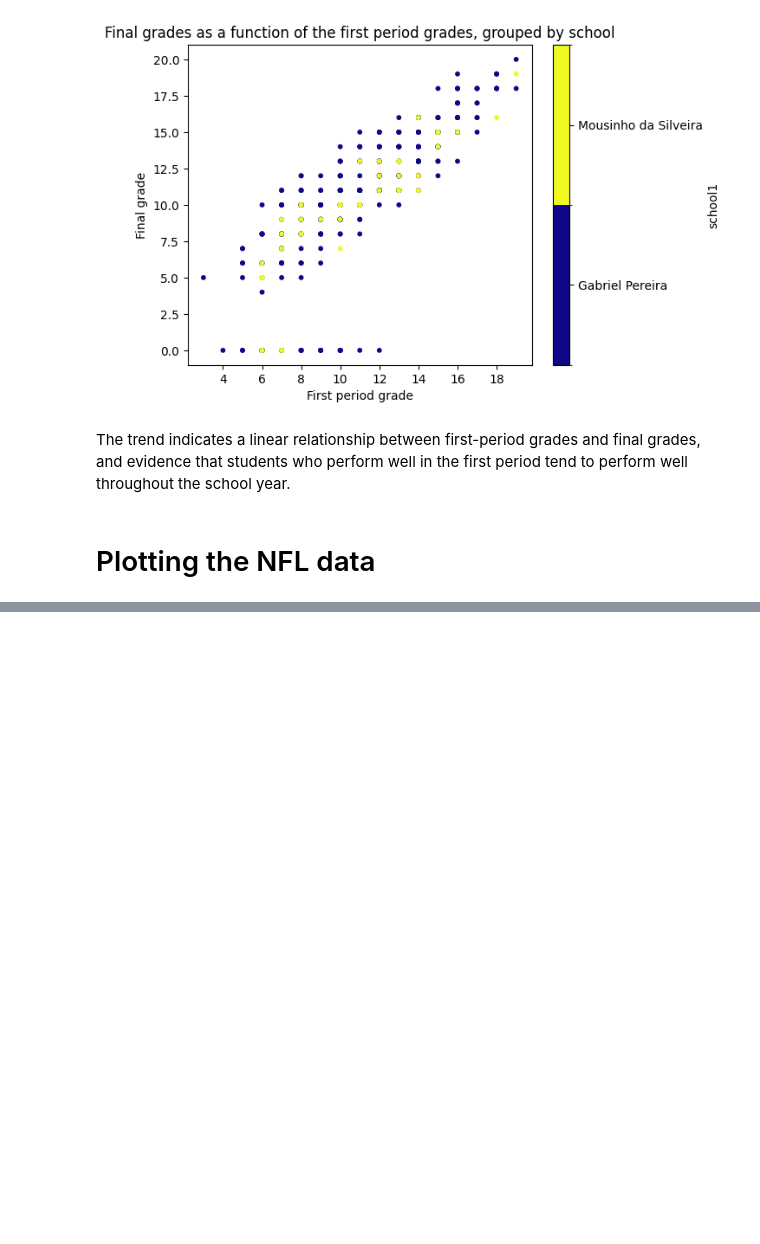
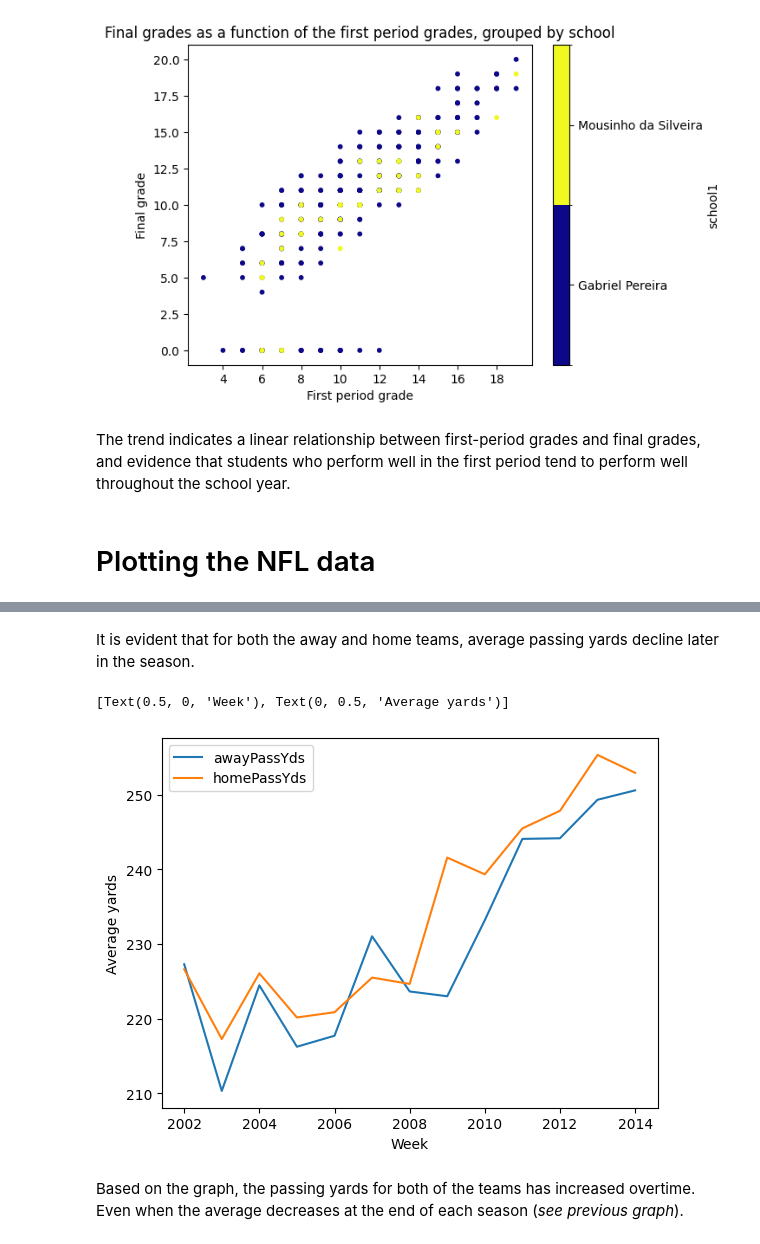
Before and after one commit to YefridC09/ST-554_Big_data_analysis, a Jupyter notebook: HW4_Yefrid_Cordoba.ipynb, the cells around one changed output, grey strips where cells are left out. Drawn from its saved outputs; the diff is of its cells as text; code cells hidden in the pictures; blank space fills up the shorter version.

```diff
--- a/HW4_Yefrid_Cordoba.ipynb
+++ b/HW4_Yefrid_Cordoba.ipynb
@@ -188,0 +336,11 @@ The trend indicates a linear relationship between first-period grades and final
+# %% [markdown]
+It is evident that for both the away and home teams, average passing yards decline later in the season.
+# %%
+nflreg_data.groupby(["season"])\
+ [["awayPassYds", "homePassYds"]].mean().plot.line()\
+ .set(xlabel = 'Week', ylabel = 'Average yards')#Data mean passing yards over seasons
+# %% [output]
+[Text(0.5, 0, 'Week'), Text(0, 0.5, 'Average yards')]
+[figure, added]
+# %% [markdown]
+Based on the graph, the passing yards for both of the teams has increased overtime. Even when the average decreases at the end of each season (*see previous graph*).
```
Also changed, not shown: parts of 15 cells of this notebook.
